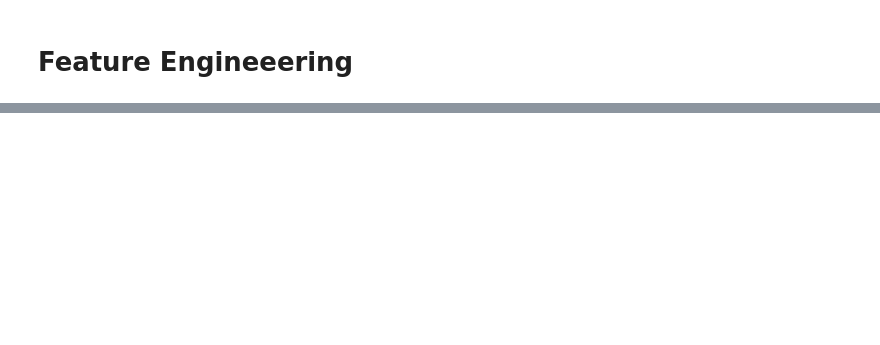
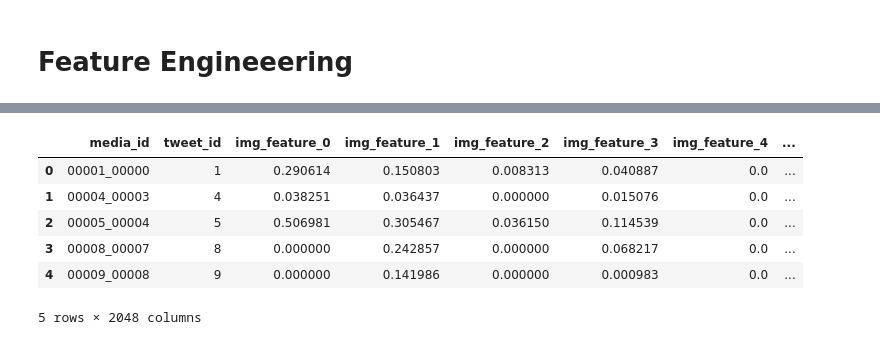
Before and after one commit to shpatrickguo/bitgrit, a Jupyter notebook: Viral Tweets Prediction Challenge/Viral Tweets Prediction Challenge.ipynb, the cells around one changed output, grey strips where cells are left out. Cells and saved outputs as stored; diff of their text form; code cells hidden in the pictures; blank space fills up the shorter version.

```diff
--- a/Viral Tweets Prediction Challenge/Viral Tweets Prediction Challenge.ipynb
+++ b/Viral Tweets Prediction Challenge/Viral Tweets Prediction Challenge.ipynb
@@ -394 +404,13 @@ Time:  105.52675602899399
 Counter({True: 2046, False: 2})
+# %%
+media_ind_df = pd.DataFrame(x[x.columns[(sel_index)]])
+train_tweets_media_final = pd.concat([train_tweets_vectorized_media[['media_id', 'tweet_id']], media_ind_df], axis=1)
+train_tweets_media_final.head()
+# %% [output]
+|  | media_id | tweet_id | img_feature_0 | img_feature_1 | img_feature_2 | img_feature_3 | img_feature_4 | ... |
+| 0 | 00001_00000 | 1 | 0.290614 | 0.150803 | 0.008313 | 0.040887 | 0.0 | ... |
+| 1 | 00004_00003 | 4 | 0.038251 | 0.036437 | 0.000000 | 0.015076 | 0.0 | ... |
+| 2 | 00005_00004 | 5 | 0.506981 | 0.305467 | 0.036150 | 0.114539 | 0.0 | ... |
+| 3 | 00008_00007 | 8 | 0.000000 | 0.242857 | 0.000000 | 0.068217 | 0.0 | ... |
+| 4 | 00009_00008 | 9 | 0.000000 | 0.141986 | 0.000000 | 0.000983 | 0.0 | ... |
+5 rows × 2048 columns
```
Also changed, not shown: parts of 7 cells of this notebook.
